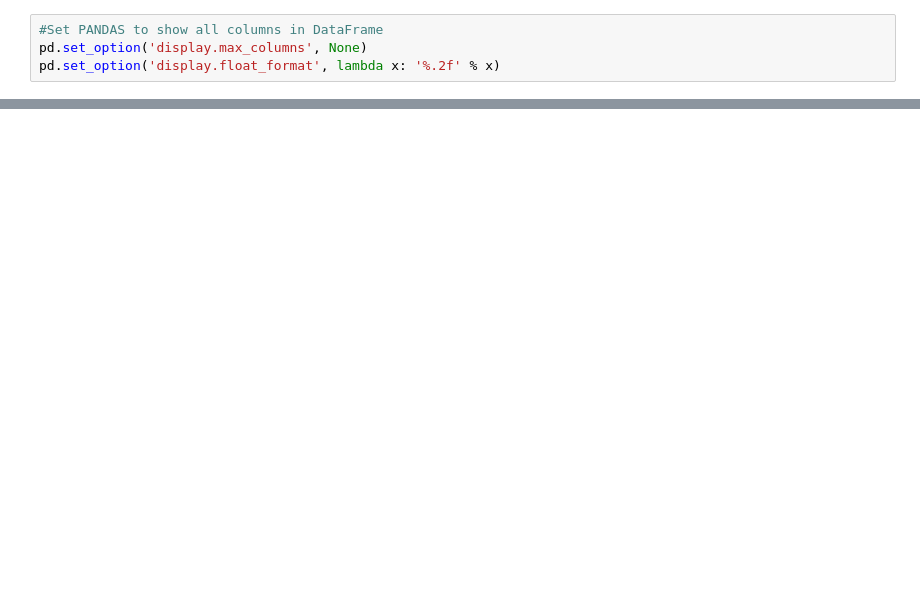
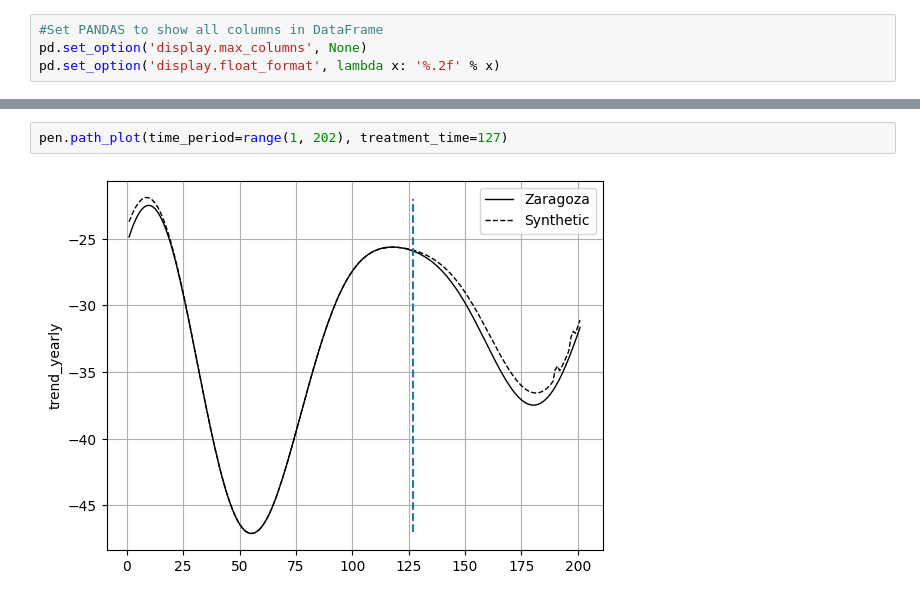
Before and after one commit to juancaros/IEDIS, a Jupyter notebook: Analysis.ipynb, the cells around one changed output, grey strips where cells are left out. Cells and saved outputs as stored; diff of their text form; blank space fills up the shorter version.

```diff
--- a/Analysis.ipynb
+++ b/Analysis.ipynb
@@ -217,0 +149,4 @@ dataprep = Dataprep(
+# %%
+pen.path_plot(time_period=range(1, 202), treatment_time=127)
+# %% [output]
+[figure, added]
```
Also changed, not shown: parts of 23 cells of this notebook.
